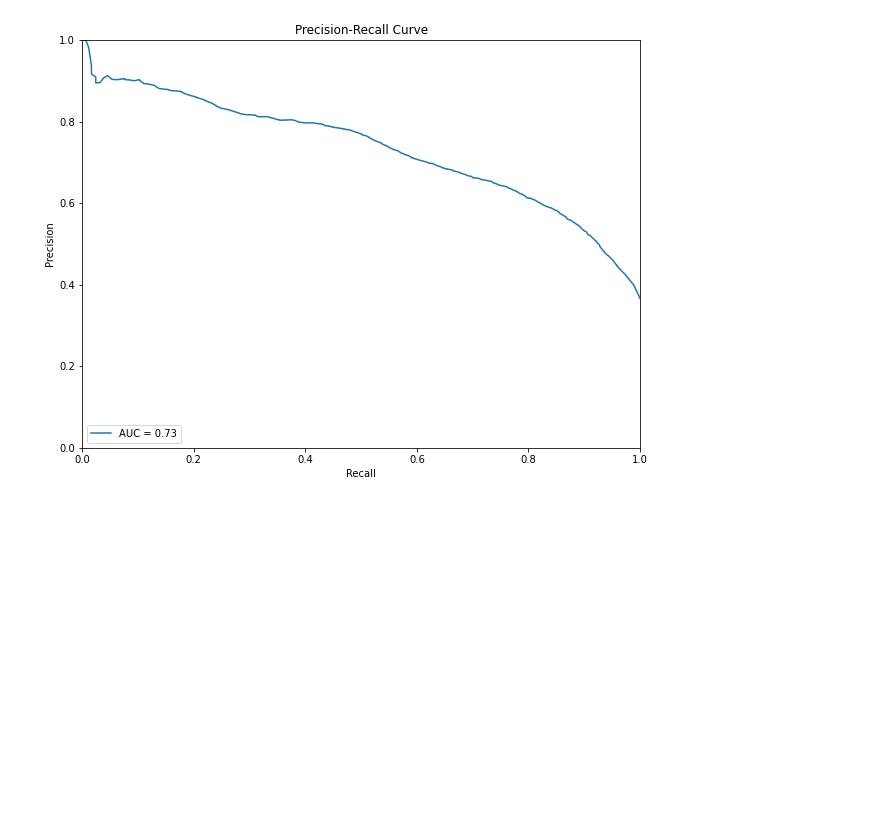
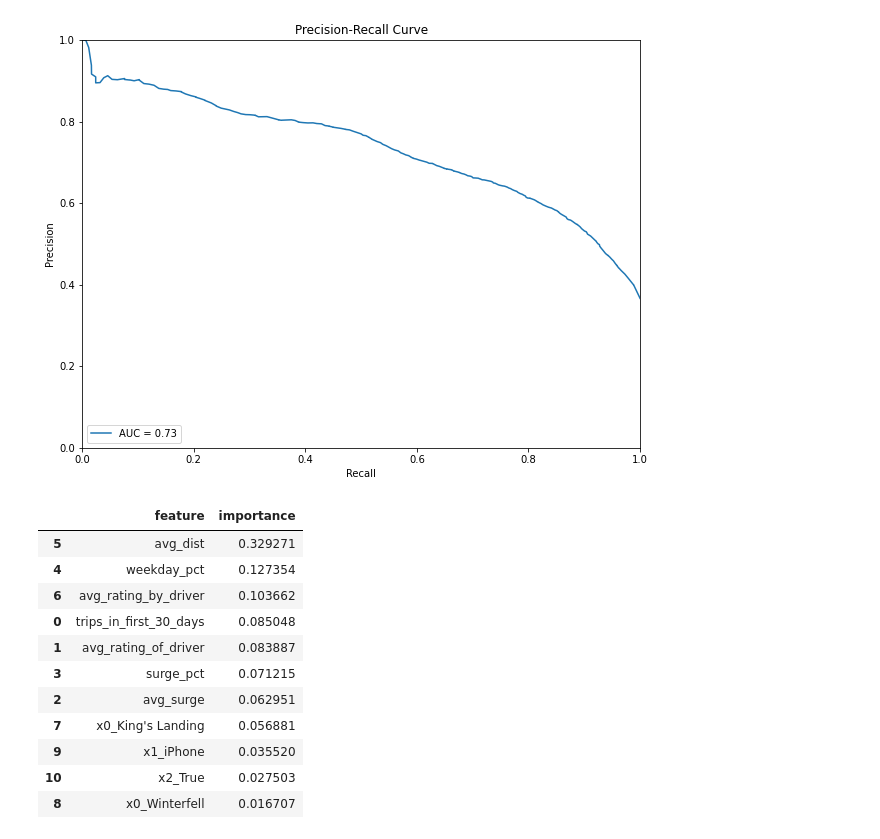
Before and after one commit to ChadDelany/challenge_ultimate, a Jupyter notebook: challenge_ultimate.ipynb, the cells around one changed output. Saved outputs shown, nothing was run; the diff lists cells and outputs as text; code cells hidden in the pictures; blank space fills up the shorter version.

Commit message:
feature importance

```diff
--- a/challenge_ultimate.ipynb
+++ b/challenge_ultimate.ipynb
@@ -546,3 +546,22 @@ plt.ylabel('Precision')
 plt.show()
 # %% [output]
 [figure]
+# %%
+# Look at Feature Importance
+feature_importance = pd.DataFrame()
+feature_importance["feature"] = X_train.columns
+feature_importance["importance"] = rf_model.feature_importances_
+feature_importance.sort_values(by='importance', ascending=False).head(20)
+# %% [output]
+|  | feature | importance |
+| 5 | avg_dist | 0.329271 |
+| 4 | weekday_pct | 0.127354 |
+| 6 | avg_rating_by_driver | 0.103662 |
+| 0 | trips_in_first_30_days | 0.085048 |
+| 1 | avg_rating_of_driver | 0.083887 |
+| 3 | surge_pct | 0.071215 |
+| 2 | avg_surge | 0.062951 |
+| 7 | x0_King's Landing | 0.056881 |
+| 9 | x1_iPhone | 0.035520 |
+| 10 | x2_True | 0.027503 |
+| 8 | x0_Winterfell | 0.016707 |
```
